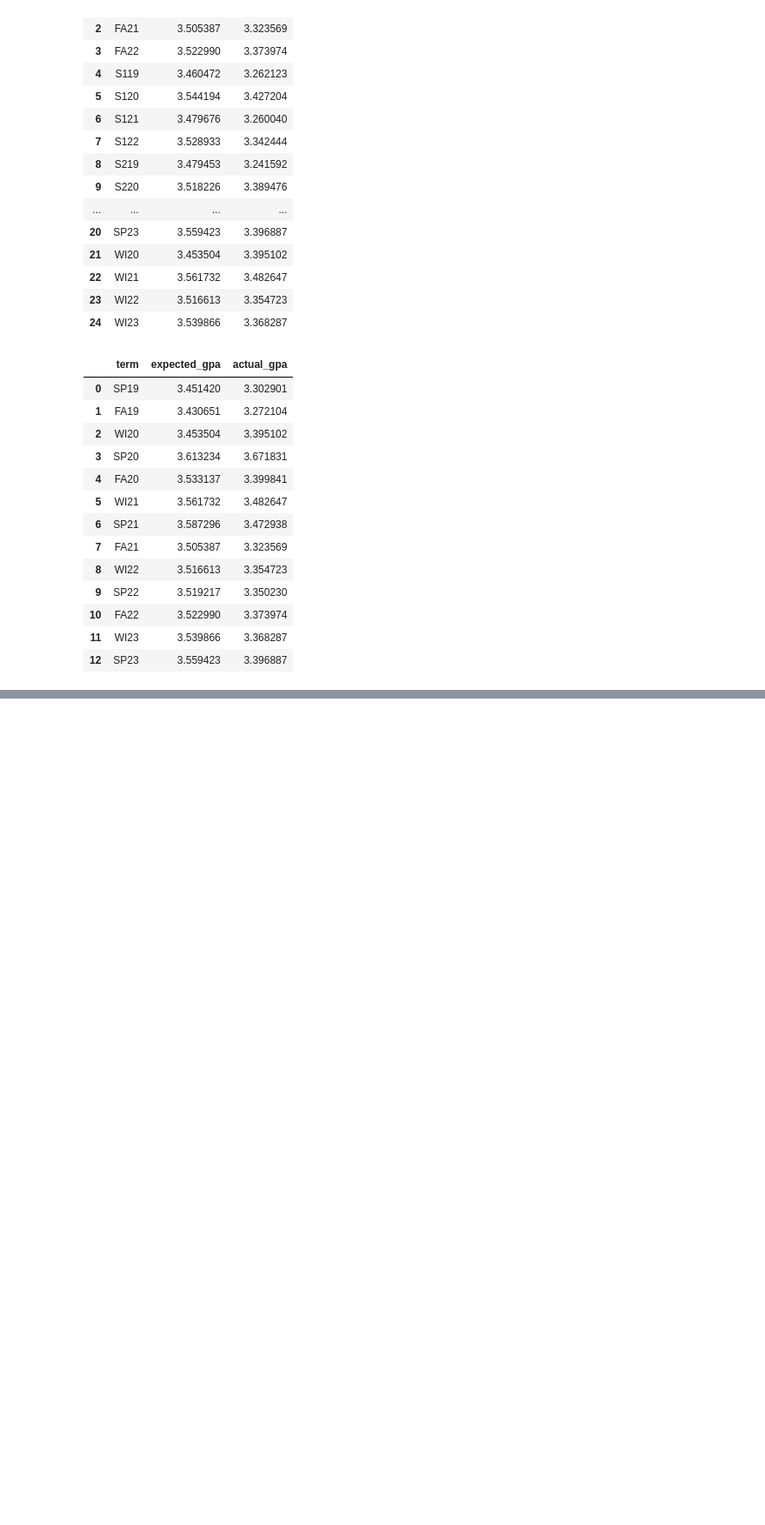
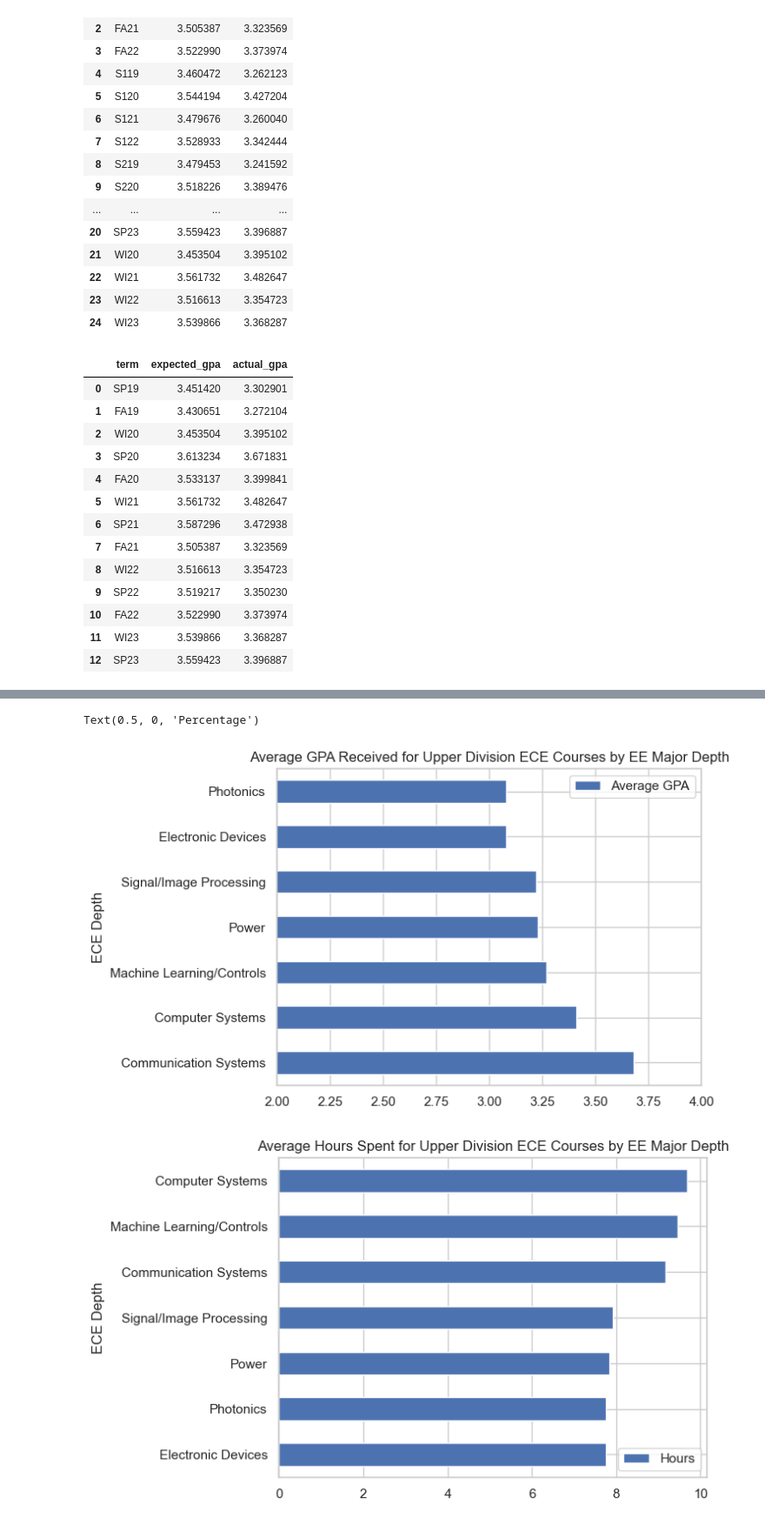
Before and after one commit to duongkelvin75/ECE143_Project, a Jupyter notebook: visualization.ipynb, the cells around one changed output, grey strips where cells are left out. Shown at 87% size. Cells and saved outputs as stored; diff of their text form; code cells hidden in the pictures; blank space fills up the shorter version.

```diff
--- a/visualization.ipynb
+++ b/visualization.ipynb
@@ -534,0 +597,27 @@ plt.show()
+# %%
+df_depth = df_depth.apply(weighted, ["rmd_class","rmd_instr","time","expected_gpa","actual_gpa","gpa_diff","rec_score"]).round(2)
+df_depth = df_depth.sort_values("actual_gpa",ascending=False)
+df_depth
+
+
+# average gpa
+df_depth_plot = df_depth.drop("Breadth")
+df_depth_plot.plot(y="actual_gpa",kind="barh",title="Average GPA Received for Upper Division ECE Courses by EE Major Depth",xlim=(2.0,4.0))
+plt.legend(labels=["Average GPA"])
+
+
+# average time
+df_depth_plot = df_depth_plot.sort_values("time",ascending=True)
+df_depth_plot.plot(y="time",kind="barh",title="Average Hours Spent for Upper Division ECE Courses by EE Major Depth")
+plt.legend(labels=["Hours"])
+
+
+# recommendation score
+df_depth_plot = df_depth_plot.sort_values("rec_score",ascending=True)
+df_depth_plot.plot(y="rec_score",kind="barh",title="Recommendation Score for Each EE Depth")
+plt.legend(labels=["Rec Score"])
+plt.xlabel("Percentage")
+# %% [output]
+Text(0.5, 0, 'Percentage')
+[figure, added]
+[figure, added]
```
Also changed, not shown: parts of 13 cells of this notebook, 1 other file.
